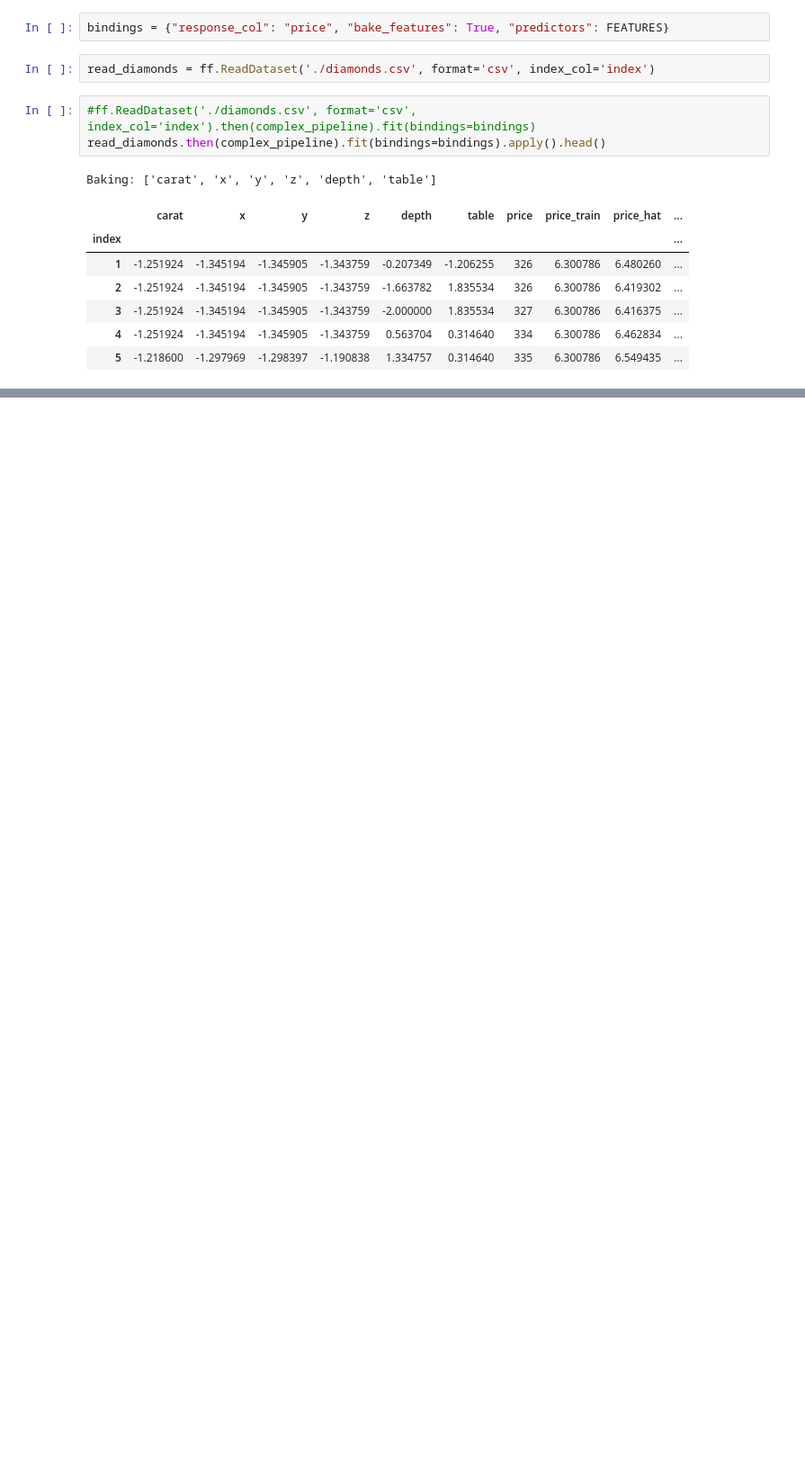
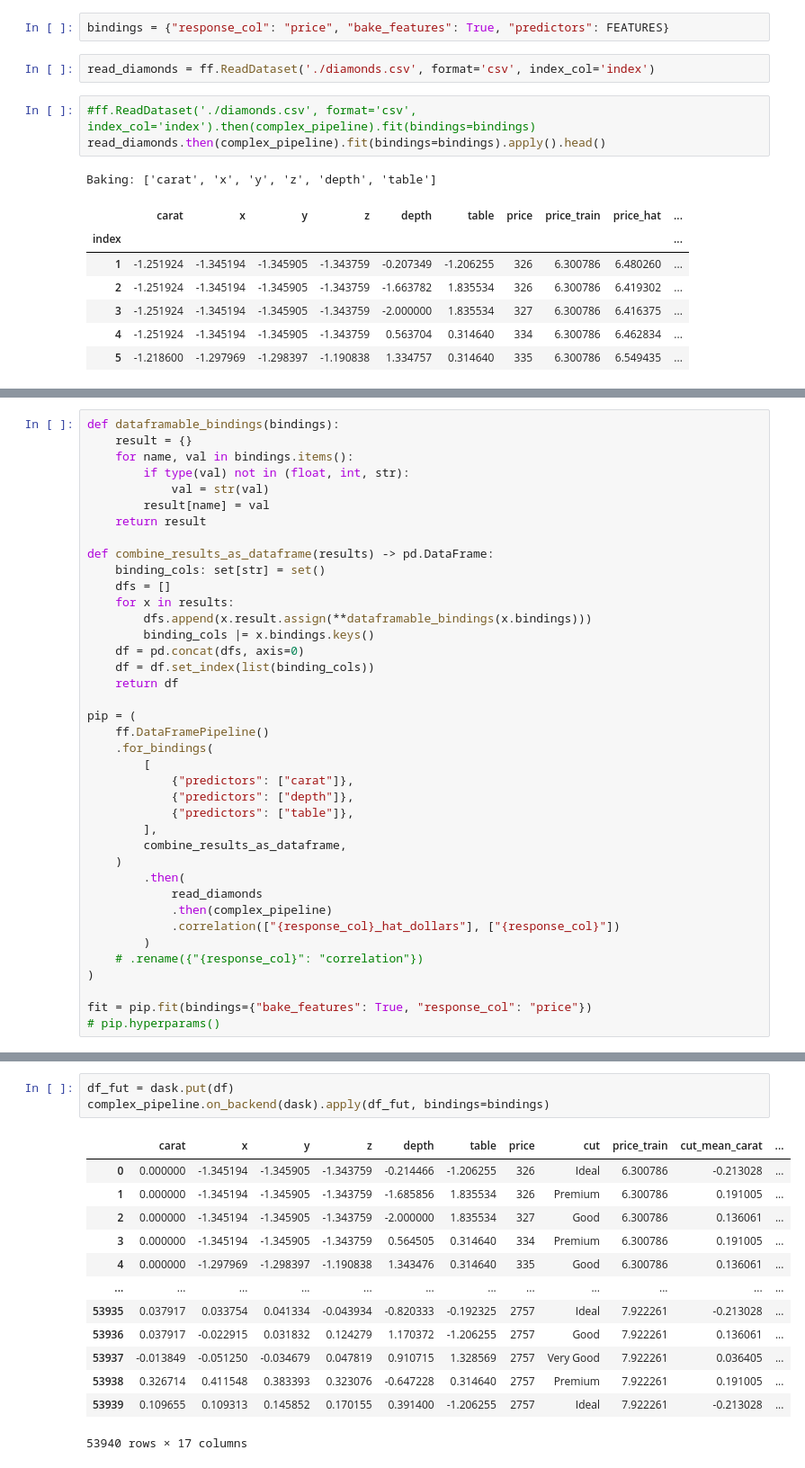
Before and after one commit to jaronowitz/frankenfit, a Jupyter notebook: notebooks/Dev-8a-Dask-Advanced.ipynb, the cells around one changed output, grey strips where cells are left out. Shown at 90% size. Cells and saved outputs as stored; diff of their text form; blank space fills up the shorter version.

```diff
--- a/notebooks/Dev-8a-Dask-Advanced.ipynb
+++ b/notebooks/Dev-8a-Dask-Advanced.ipynb
@@ -215,0 +268,39 @@ Baking: ['carat', 'x', 'y', 'z', 'depth', 'table']
+# %%
+def dataframable_bindings(bindings):
+    result = {}
+    for name, val in bindings.items():
+        if type(val) not in (float, int, str):
+            val = str(val)
+        result[name] = val
+    return result
+
+def combine_results_as_dataframe(results) -> pd.DataFrame:
+    binding_cols: set[str] = set()
+    dfs = []
+    for x in results:
+        dfs.append(x.result.assign(**dataframable_bindings(x.bindings)))
+        binding_cols |= x.bindings.keys()
+    df = pd.concat(dfs, axis=0)
+    df = df.set_index(list(binding_cols))
+    return df
+
+pip = (
+    ff.DataFramePipeline()
+    .for_bindings(
+        [
+            {"predictors": ["carat"]},
+            {"predictors": ["depth"]},
+            {"predictors": ["table"]},
+        ],
+        combine_results_as_dataframe,
+    )
+        .then(
+            read_diamonds
+            .then(complex_pipeline)
+            .correlation(["{response_col}_hat_dollars"], ["{response_col}"])
+        )
+    # .rename({"{response_col}": "correlation"})
+)
+
+fit = pip.fit(bindings={"bake_features": True, "response_col": "price"})
+# pip.hyperparams()
@@ -223,0 +600,17 @@ Baking: ['carat', 'x', 'y', 'z', 'depth', 'table']
+# %%
+df_fut = dask.put(df)
+complex_pipeline.on_backend(dask).apply(df_fut, bindings=bindings)
+# %% [output]
+|  | carat | x | y | z | depth | table | price | cut | price_train | cut_mean_carat | ... |
+| 0 | 0.000000 | -1.345194 | -1.345905 | -1.343759 | -0.214466 | -1.206255 | 326 | Ideal | 6.300786 | -0.213028 | ... |
+| 1 | 0.000000 | -1.345194 | -1.345905 | -1.343759 | -1.685856 | 1.835534 | 326 | Premium | 6.300786 | 0.191005 | ... |
+| 2 | 0.000000 | -1.345194 | -1.345905 | -1.343759 | -2.000000 | 1.835534 | 327 | Good | 6.300786 | 0.136061 | ... |
+| 3 | 0.000000 | -1.345194 | -1.345905 | -1.343759 | 0.564505 | 0.314640 | 334 | Premium | 6.300786 | 0.191005 | ... |
+| 4 | 0.000000 | -1.297969 | -1.298397 | -1.190838 | 1.343476 | 0.314640 | 335 | Good | 6.300786 | 0.136061 | ... |
+| ... | ... | ... | ... | ... | ... | ... | ... | ... | ... | ... | ... |
+| 53935 | 0.037917 | 0.033754 | 0.041334 | -0.043934 | -0.820333 | -0.192325 | 2757 | Ideal | 7.922261 | -0.213028 | ... |
+| 53936 | 0.037917 | -0.022915 | 0.031832 | 0.124279 | 1.170372 | -1.206255 | 2757 | Good | 7.922261 | 0.136061 | ... |
+| 53937 | -0.013849 | -0.051250 | -0.034679 | 0.047819 | 0.910715 | 1.328569 | 2757 | Very Good | 7.922261 | 0.036405 | ... |
+| 53938 | 0.326714 | 0.411548 | 0.383393 | 0.323076 | -0.647228 | 0.314640 | 2757 | Premium | 7.922261 | 0.191005 | ... |
+| 53939 | 0.109655 | 0.109313 | 0.145852 | 0.170155 | 0.391400 | -1.206255 | 2757 | Ideal | 7.922261 | -0.213028 | ... |
+53940 rows × 17 columns
```
Also changed, not shown: parts of 51 cells of this notebook.
